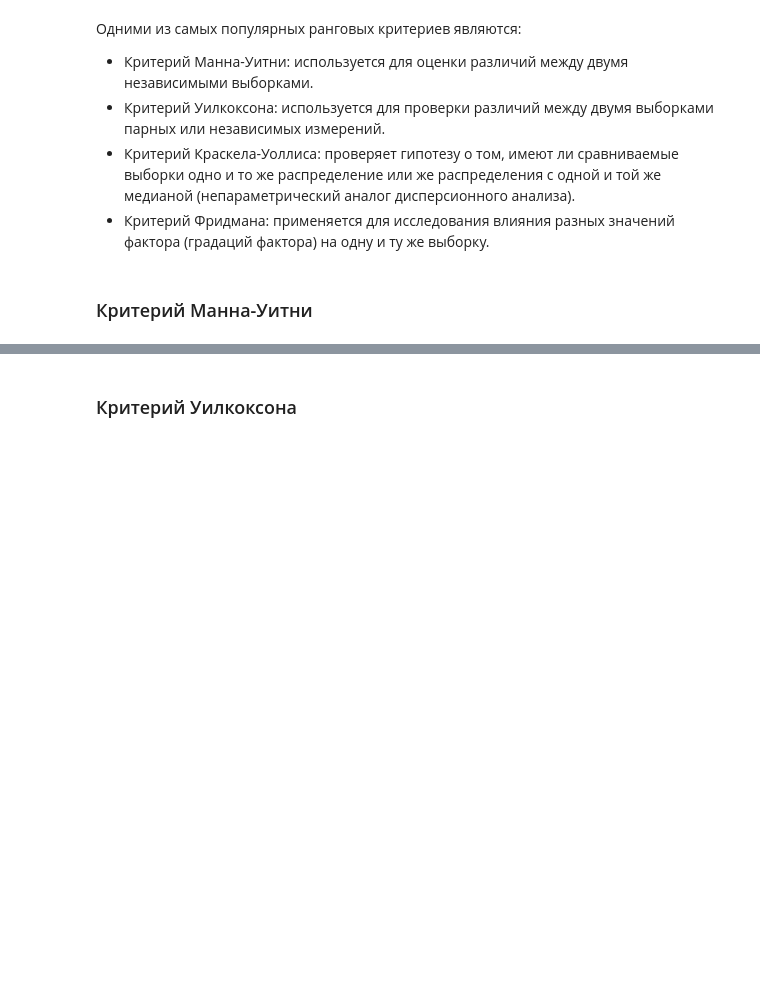
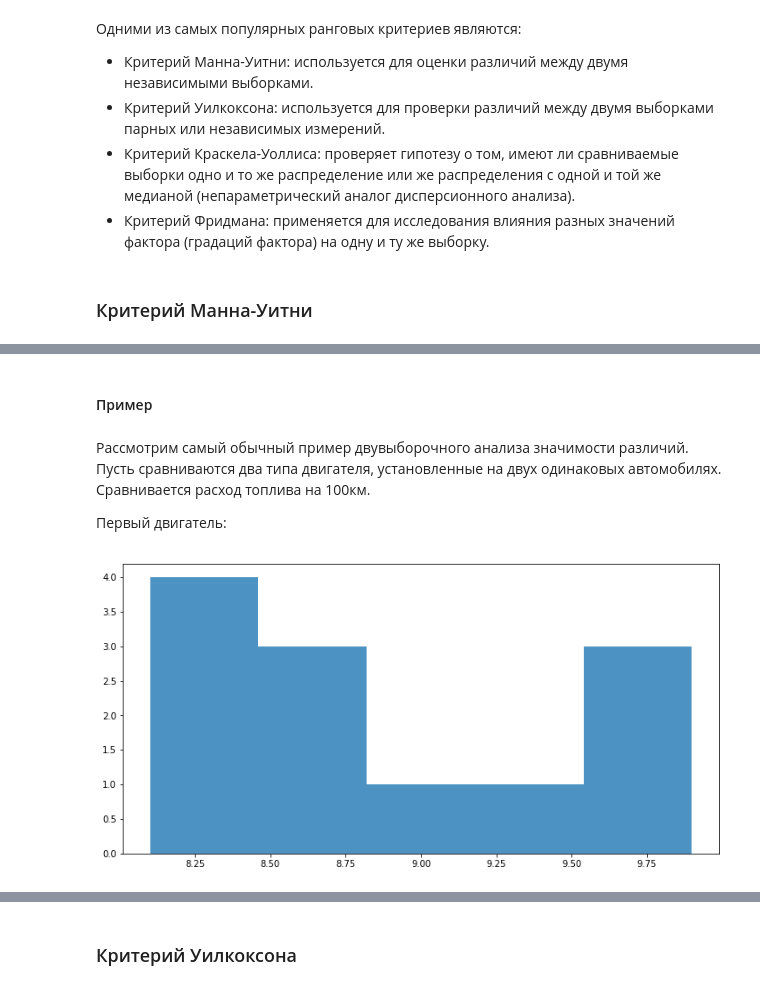
Before and after one commit to maxbolgarin/educational_materials, a Jupyter notebook: Statistics/5_nonparametric_tests.ipynb, the cells around one changed output, grey strips where cells are left out. Drawn from its saved outputs; the diff is of its cells as text; code cells hidden in the pictures; blank space fills up the shorter version.

```diff
--- a/Statistics/5_nonparametric_tests.ipynb
+++ b/Statistics/5_nonparametric_tests.ipynb
@@ -97,0 +96,2 @@ $$ \sigma_U= \sqrt{\frac{n_{1}n_{2}(N+1)}{12} - \frac{n_1 n_2}{12N\left(N^2 - 1\
+# %% [markdown]
+#### Пример
@@ -97,0 +103,18 @@ $$ \sigma_U= \sqrt{\frac{n_{1}n_{2}(N+1)}{12} - \frac{n_1 n_2}{12N\left(N^2 - 1\
+# %%
+def plot_hist(sample, bars=7):
+    plt.figure(figsize=(12, 6))
+    plt.hist(sample, bars, alpha=0.8)
+    plt.show()
+
+def print_result(result):
+    print("Значение статистики: %.5f" % result[0])
+    print("p-value: %.5f" % result[1])
+# %% [markdown]
+Рассмотрим самый обычный пример двувыборочного анализа значимости различий. Пусть сравниваются два типа двигателя, установленные на двух одинаковых автомобилях. Сравнивается расход топлива на 100км.
+
+Первый двигатель:
+# %%
+first_engine = [8.8, 8.1, 8.1, 9.9, 9.9, 9.6, 8.1, 8.1, 8.8, 8.9, 8.8, 9.2]
+plot_hist(first_engine, bars=5)
+# %% [output]
+[figure, added]
```
Also changed, not shown: parts of 25 cells of this notebook.
